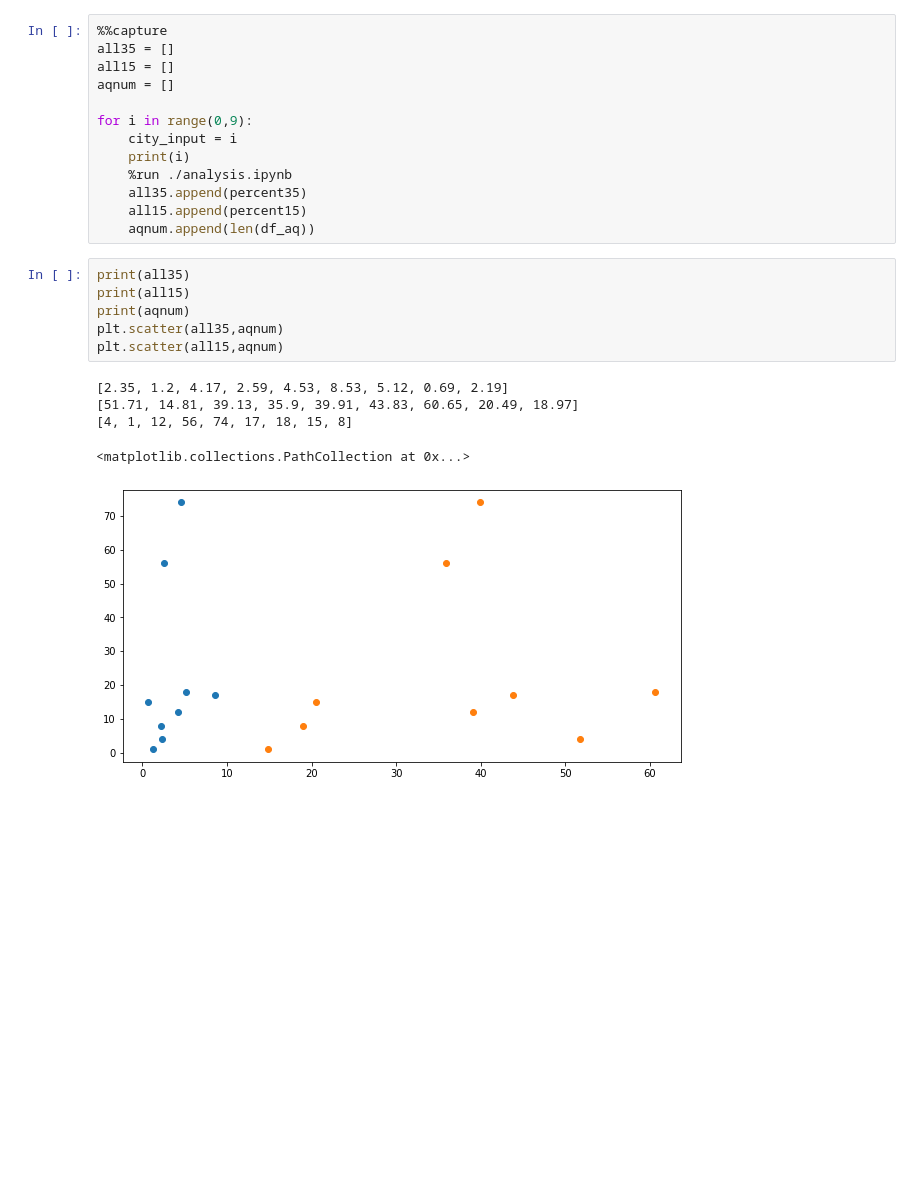
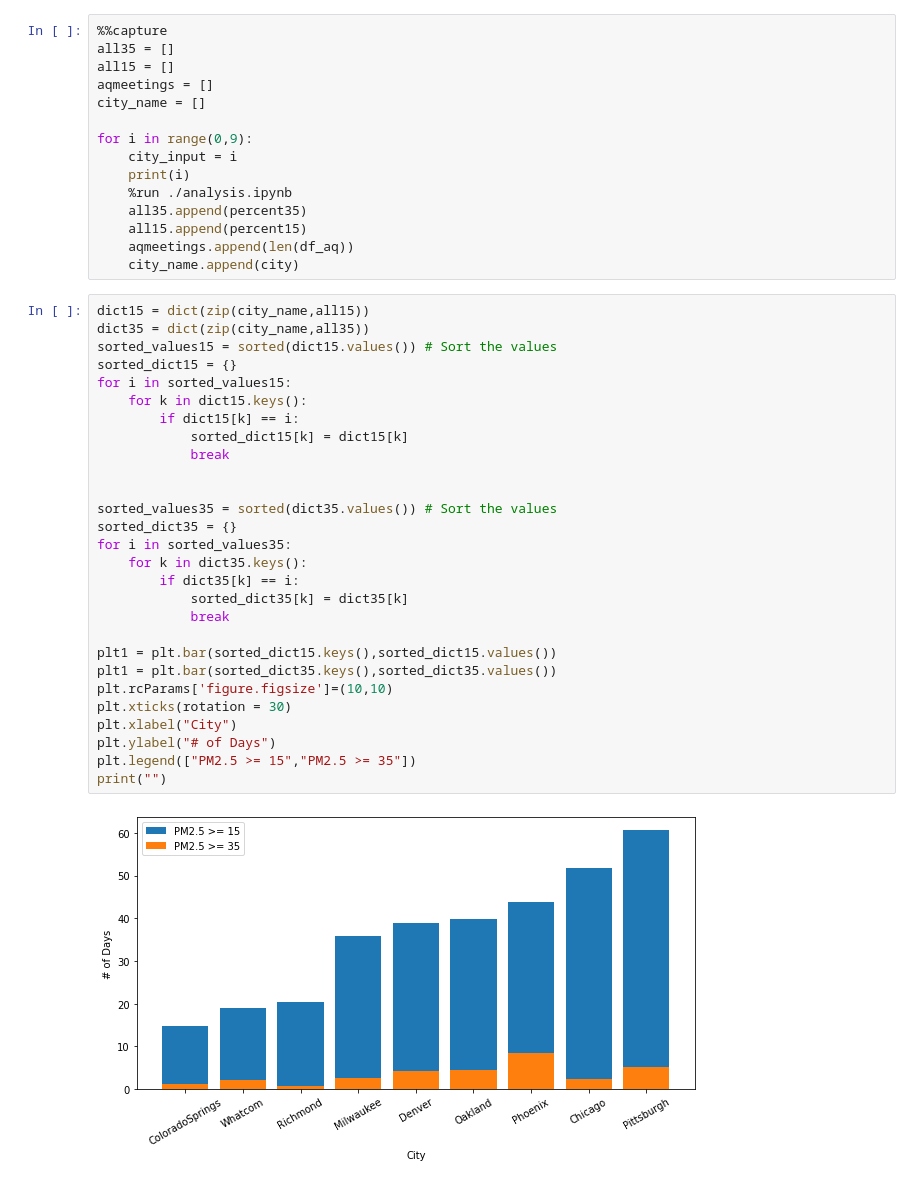
Before and after one commit to iotoAnalytics/Hackathon_iotoAnalytics, a Jupyter notebook: scrapers/aq_analysis/final.ipynb, the cells around one changed output. Saved outputs shown, nothing was run; the diff lists cells and outputs as text; blank space fills up the shorter version.

```diff
--- a/scrapers/aq_analysis/final.ipynb
+++ b/scrapers/aq_analysis/final.ipynb
@@ -30,7 +33,8 @@ from IPython.display import HTML
 %%capture
 all35 = []
 all15 = []
-aqnum = []
+aqmeetings = []
+city_name = []
 
 for i in range(0,9):
     city_input = i
@@ -38,16 +42,35 @@ for i in range(0,9):
     %run ./analysis.ipynb
     all35.append(percent35)
     all15.append(percent15)
-    aqnum.append(len(df_aq))
+    aqmeetings.append(len(df_aq))
+    city_name.append(city)
-# %%
-print(all35)
-print(all15)
-print(aqnum)
-plt.scatter(all35,aqnum)
-plt.scatter(all15,aqnum)
-# %% [output]
-[2.35, 1.2, 4.17, 2.59, 4.53, 8.53, 5.12, 0.69, 2.19]
-[51.71, 14.81, 39.13, 35.9, 39.91, 43.83, 60.65, 20.49, 18.97]
-[4, 1, 12, 56, 74, 17, 18, 15, 8]
-<matplotlib.collections.PathCollection at 0x...>
-[figure, removed]
+# %%
+dict15 = dict(zip(city_name,all15))
+dict35 = dict(zip(city_name,all35))
+sorted_values15 = sorted(dict15.values()) # Sort the values
+sorted_dict15 = {}
+for i in sorted_values15:
+    for k in dict15.keys():
+        if dict15[k] == i:
+            sorted_dict15[k] = dict15[k]
+            break
+
+
+sorted_values35 = sorted(dict35.values()) # Sort the values
+sorted_dict35 = {}
+for i in sorted_values35:
+    for k in dict35.keys():
+        if dict35[k] == i:
+            sorted_dict35[k] = dict35[k]
+            break
+
+plt1 = plt.bar(sorted_dict15.keys(),sorted_dict15.values())
+plt1 = plt.bar(sorted_dict35.keys(),sorted_dict35.values())
+plt.rcParams['figure.figsize']=(10,10)
+plt.xticks(rotation = 30)
+plt.xlabel("City")
+plt.ylabel("# of Days")
+plt.legend(["PM2.5 >= 15","PM2.5 >= 35"])
+print("")
+# %% [output]
+[figure, added]
```
Also changed, not shown: parts of 4 cells of this notebook, 16 other files.
